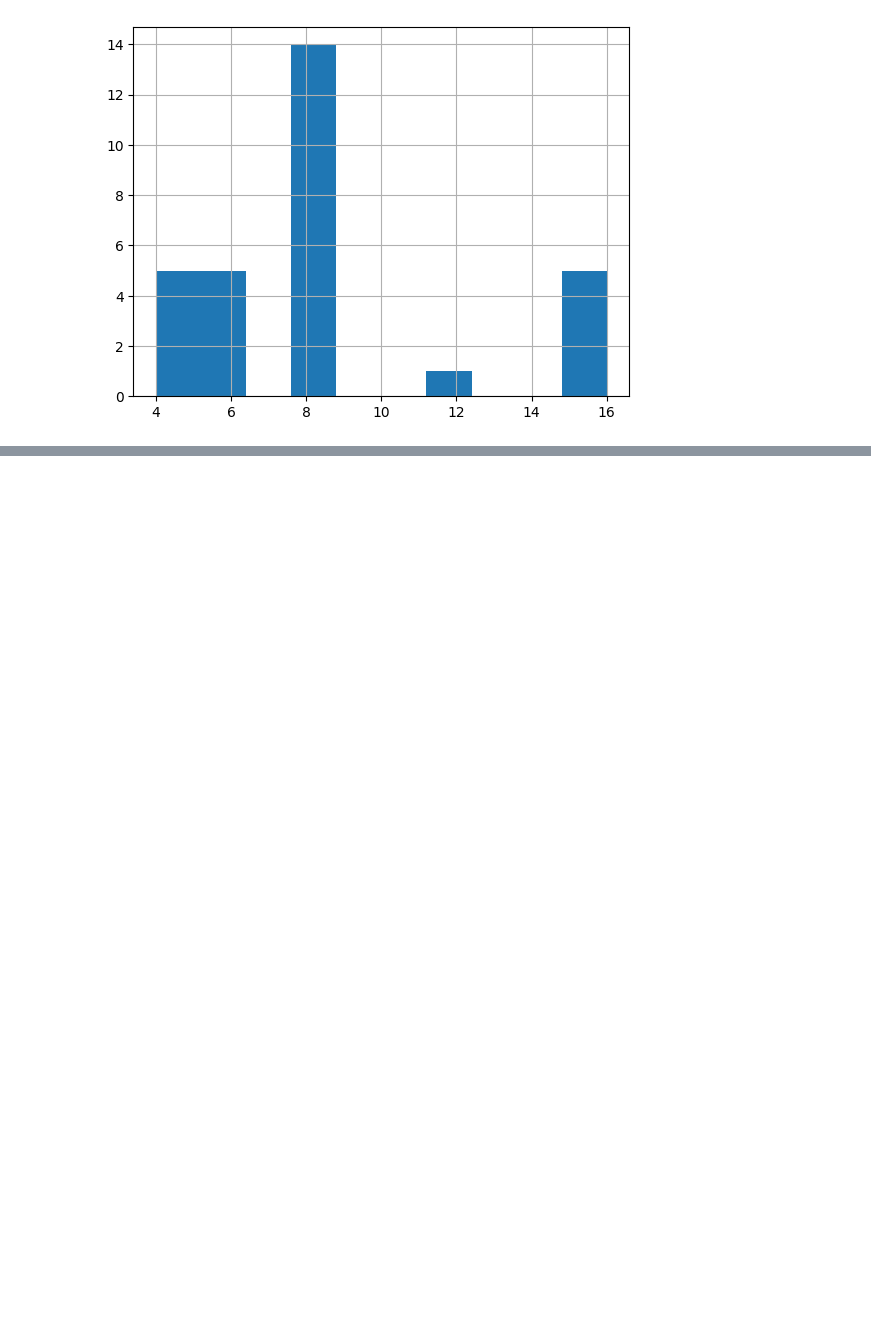
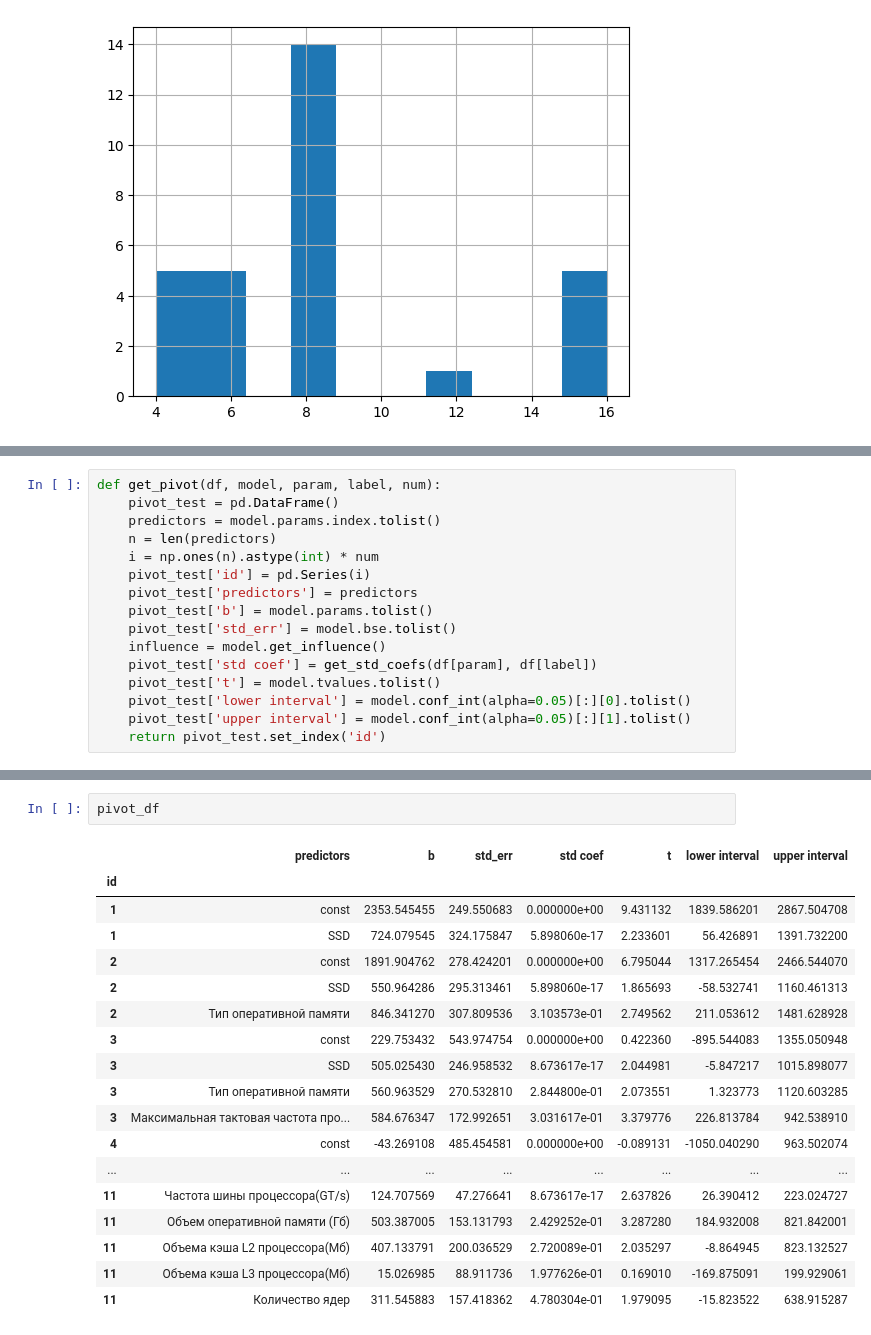
Before and after one commit to radabolsky/laptop-performance, a Jupyter notebook: Tumanova_stat.ipynb, the cells around one changed output, grey strips where cells are left out. Drawn from its saved outputs; the diff is of its cells as text; blank space fills up the shorter version.

```diff
--- a/Tumanova_stat.ipynb
+++ b/Tumanova_stat.ipynb
@@ -271,0 +323,16 @@ data.loc[data['Объема кэша L3 процессора(Мб)'] == 0]
+# %%
+def get_pivot(df, model, param, label, num):
+    pivot_test = pd.DataFrame()
+    predictors = model.params.index.tolist()
+    n = len(predictors)
+    i = np.ones(n).astype(int) * num
+    pivot_test['id'] = pd.Series(i)
+    pivot_test['predictors'] = predictors
+    pivot_test['b'] = model.params.tolist()
+    pivot_test['std_err'] = model.bse.tolist()
+    influence = model.get_influence()
+    pivot_test['std coef'] = get_std_coefs(df[param], df[label])
+    pivot_test['t'] = model.tvalues.tolist()
+    pivot_test['lower interval'] = model.conf_int(alpha=0.05)[:][0].tolist()
+    pivot_test['upper interval'] = model.conf_int(alpha=0.05)[:][1].tolist()
+    return pivot_test.set_index('id')
@@ -271,0 +385,21 @@ data.loc[data['Объема кэша L3 процессора(Мб)'] == 0]
+# %%
+pivot_df
+# %% [output]
+|  | predictors | b | std_err | std coef | t | lower interval | upper interval |
+| id |  |  |  |  |  |  |  |
+| 1 | const | 2353.545455 | 249.550683 | 0.000000e+00 | 9.431132 | 1839.586201 | 2867.504708 |
+| 1 | SSD | 724.079545 | 324.175847 | 5.898060e-17 | 2.233601 | 56.426891 | 1391.732200 |
+| 2 | const | 1891.904762 | 278.424201 | 0.000000e+00 | 6.795044 | 1317.265454 | 2466.544070 |
+| 2 | SSD | 550.964286 | 295.313461 | 5.898060e-17 | 1.865693 | -58.532741 | 1160.461313 |
+| 2 | Тип оперативной памяти | 846.341270 | 307.809536 | 3.103573e-01 | 2.749562 | 211.053612 | 1481.628928 |
+| 3 | const | 229.753432 | 543.974754 | 0.000000e+00 | 0.422360 | -895.544083 | 1355.050948 |
+| 3 | SSD | 505.025430 | 246.958532 | 8.673617e-17 | 2.044981 | -5.847217 | 1015.898077 |
+| 3 | Тип оперативной памяти | 560.963529 | 270.532810 | 2.844800e-01 | 2.073551 | 1.323773 | 1120.603285 |
+| 3 | Максимальная тактовая частота про... | 584.676347 | 172.992651 | 3.031617e-01 | 3.379776 | 226.813784 | 942.538910 |
+| 4 | const | -43.269108 | 485.454581 | 0.000000e+00 | -0.089131 | -1050.040290 | 963.502074 |
+| ... | ... | ... | ... | ... | ... | ... | ... |
+| 11 | Частота шины процессора(GT/s) | 124.707569 | 47.276641 | 8.673617e-17 | 2.637826 | 26.390412 | 223.024727 |
+| 11 | Объем оперативной памяти (Гб) | 503.387005 | 153.131793 | 2.429252e-01 | 3.287280 | 184.932008 | 821.842001 |
+| 11 | Объема кэша L2 процессора(Мб) | 407.133791 | 200.036529 | 2.720089e-01 | 2.035297 | -8.864945 | 823.132527 |
+| 11 | Объема кэша L3 процессора(Мб) | 15.026985 | 88.911736 | 1.977626e-01 | 0.169010 | -169.875091 | 199.929061 |
+| 11 | Количество ядер | 311.545883 | 157.418362 | 4.780304e-01 | 1.979095 | -15.823522 | 638.915287 |
```
Also changed, not shown: parts of 18 cells of this notebook.
